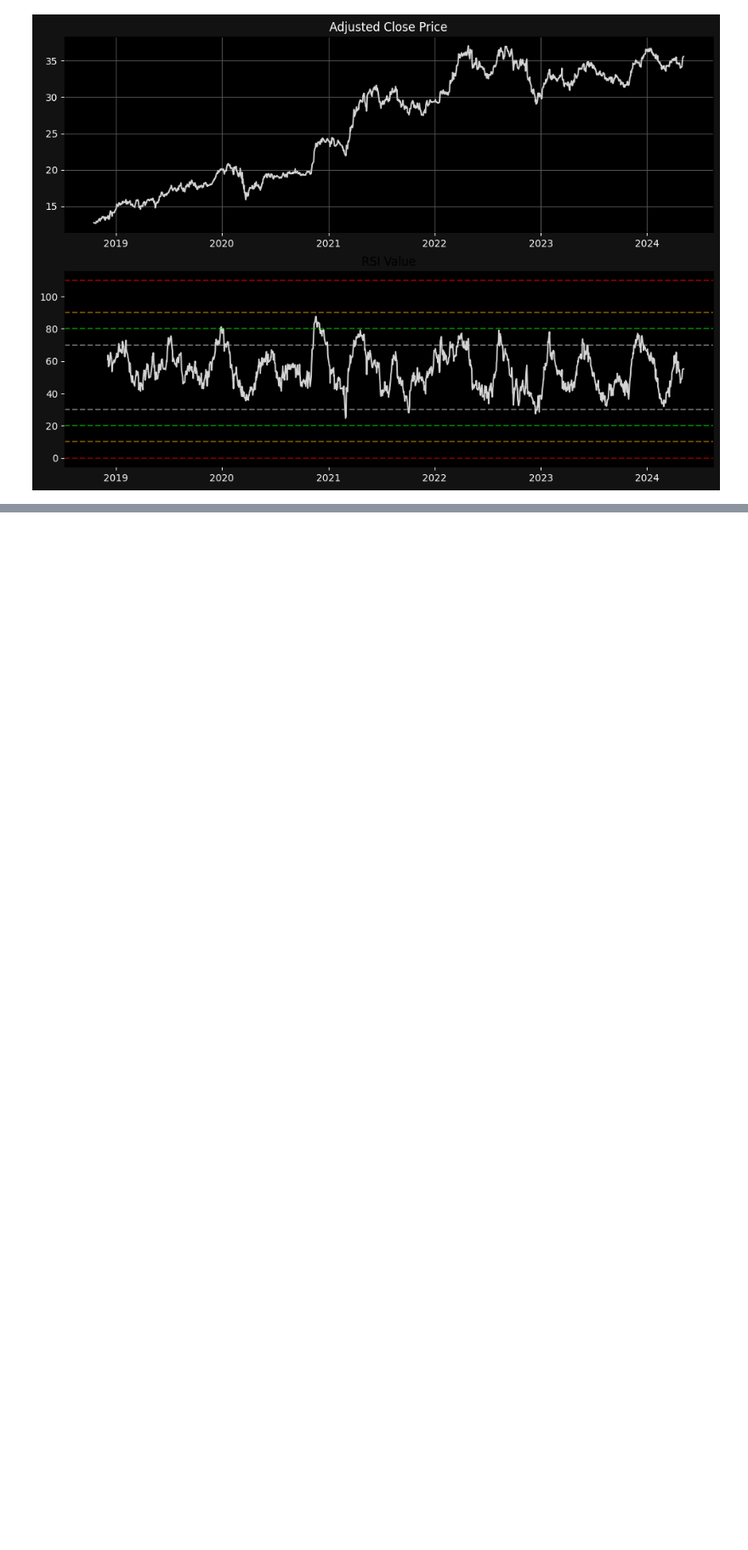
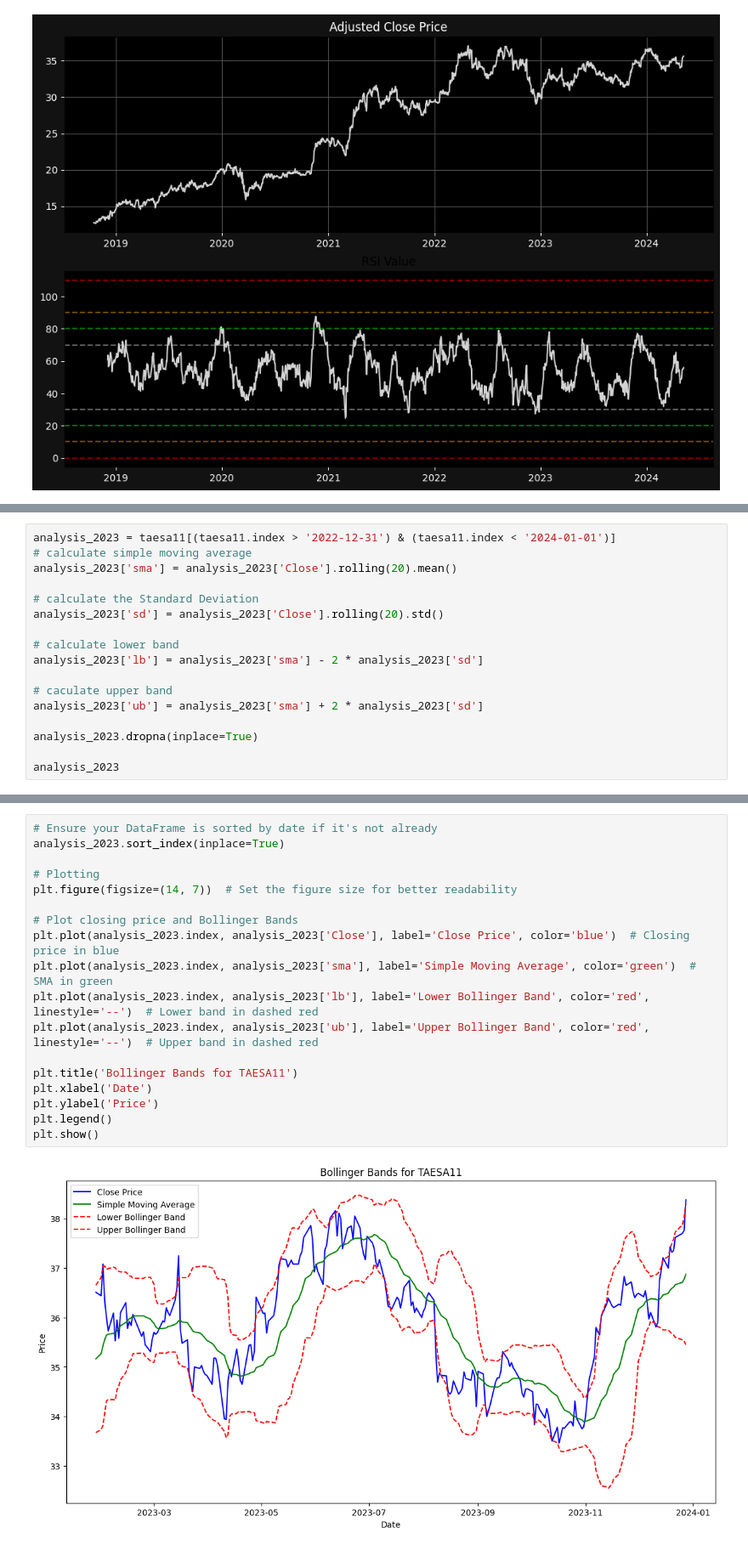
Before and after one commit to hg-kaua/CodeToCoin, a Jupyter notebook: Analysis/taesa_analysis.ipynb, the cells around one changed output, grey strips where cells are left out. Shown: that part at 85% size. Cells and saved outputs as stored; diff of their text form; blank space fills up the shorter version.

Commit message:
Calculating Bollinger Bands indicators
Create a plot analyzing2023

```diff
--- a/Analysis/taesa_analysis.ipynb
+++ b/Analysis/taesa_analysis.ipynb
@@ -97,0 +138,17 @@ ax2.tick_params(axis='y', colors='white')
+# %%
+analysis_2023 = taesa11[(taesa11.index > '2022-12-31') & (taesa11.index < '2024-01-01')]
+# calculate simple moving average
+analysis_2023['sma'] = analysis_2023['Close'].rolling(20).mean()
+
+# calculate the Standard Deviation
+analysis_2023['sd'] = analysis_2023['Close'].rolling(20).std()
+
+# calculate lower band
+analysis_2023['lb'] = analysis_2023['sma'] - 2 * analysis_2023['sd']
+
+# caculate upper band
+analysis_2023['ub'] = analysis_2023['sma'] + 2 * analysis_2023['sd']
+
+analysis_2023.dropna(inplace=True)
+
+analysis_2023
@@ -97,0 +187,20 @@ ax2.tick_params(axis='y', colors='white')
+# %%
+# Ensure your DataFrame is sorted by date if it's not already
+analysis_2023.sort_index(inplace=True)
+
+# Plotting
+plt.figure(figsize=(14, 7))  # Set the figure size for better readability
+
+# Plot closing price and Bollinger Bands
+plt.plot(analysis_2023.index, analysis_2023['Close'], label='Close Price', color='blue')  # Closing price in blue
+plt.plot(analysis_2023.index, analysis_2023['sma'], label='Simple Moving Average', color='green')  # SMA in green
+plt.plot(analysis_2023.index, analysis_2023['lb'], label='Lower Bollinger Band', color='red', linestyle='--')  # Lower band in dashed red
+plt.plot(analysis_2023.index, analysis_2023['ub'], label='Upper Bollinger Band', color='red', linestyle='--')  # Upper band in dashed red
+
+plt.title('Bollinger Bands for TAESA11')
+plt.xlabel('Date')
+plt.ylabel('Price')
+plt.legend()
+plt.show()
+# %% [output]
+[figure, added]
```
Also changed, not shown: parts of 4 cells of this notebook.
